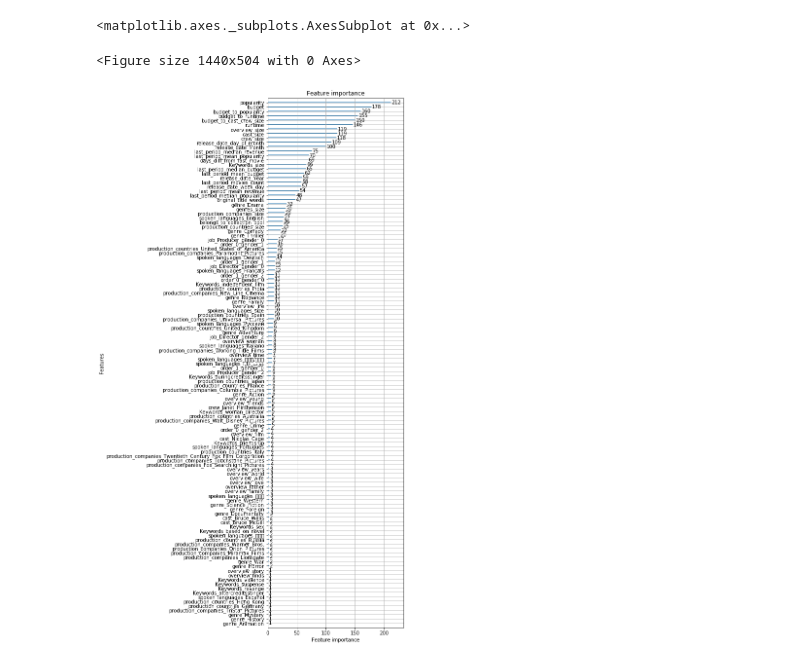
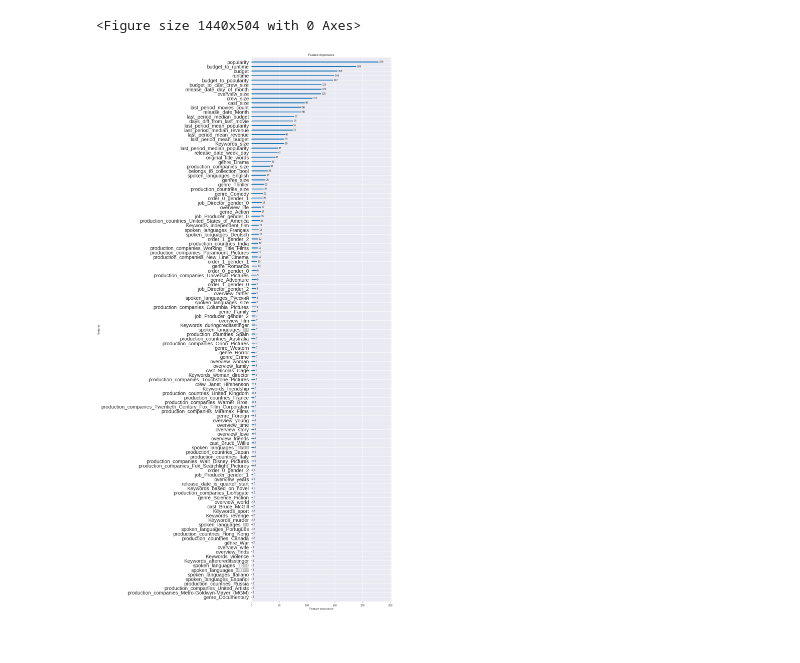
Before and after one commit to Idan707/Kaggle_TMDB_Box_Office_Prediction, a Jupyter notebook: Kaggle_TMDB_Box_Office_Prediction.ipynb, the cells around one changed output. Drawn from its saved outputs; the diff is of its cells as text; code cells hidden in the pictures.

```diff
--- a/Kaggle_TMDB_Box_Office_Prediction.ipynb
+++ b/Kaggle_TMDB_Box_Office_Prediction.ipynb
@@ -216,14 +228,30 @@ df.head(5)
 # %%
 from sklearn.model_selection import train_test_split
 from sklearn.metrics import confusion_matrix, roc_auc_score, classification_report
+from sklearn.preprocessing import MinMaxScaler, PolynomialFeatures, StandardScaler
+from sklearn.pipeline import Pipeline, FeatureUnion, make_pipeline
 import lightgbm as lgb
+import catboost as cat
+
 
 features = df.drop(["homepage", "imdb_id", "original_language", "original_title", "poster_path", "release_date", "status", "tagline", "title" ,"revenue"], axis=1)
+features_cols = features.columns
 target = np.log(df["revenue"].values)
 
-X_train, X_valid, y_train, y_valid = train_test_split(features, target, random_state=2345)
+features = StandardScaler().fit_transform(features)
+features = pd.DataFrame(features,columns=features_cols)
+X_train, X_valid, y_train, y_valid =  train_test_split(features, target, random_state=2345, )
 
 model = lgb.LGBMRegressor()
+# model = cat.CatBoostRegressor(iterations=10000,
+#                                  learning_rate=0.01,
+#                                  depth=5,
+#                                  loss_function = "RMSE",
+#                                  boost_from_average = True,
+#                                  colsample_bylevel=0.8,
+#                                  bagging_temperature = 0.2,
+#                                  metric_period = None,
+#                                  random_seed=2345)
 model.fit(X_train, y_train)
 
 def rmsle(y_true, y_pred):
@@ -234,6 +262,7 @@ preds = model.predict(X_valid)
 preds = np.exp(preds)
 preds[preds < 0] = df["revenue"].median()
 err = rmsle(np.exp(y_valid), preds)
+err_buf = []
 err_buf.append(err)
 print('RMSLE = ' + str(err))
 # %% [output]
@@ -241,11 +286,13 @@ RMSLE = 2.015429302723822
 # %%
 import matplotlib.pyplot as plt
 import warnings
 warnings.filterwarnings('ignore')
+%matplotlib inline
 
 plt.figure(figsize=(20,7))
-lgb.plot_importance(model,figsize=(5,20))
+lgb.plot_importance(model,figsize=(10,40))
+plt.yticks(fontsize=20)
+plt.show()
 # %% [output]
-<matplotlib.axes._subplots.AxesSubplot at 0x...>
+<Figure size 1440x504 with 0 Axes>
-<Figure size 1440x504 with 0 Axes>
-[figure, old version]
+[figure, new version]
```
Also changed, not shown: parts of 6 cells of this notebook.
